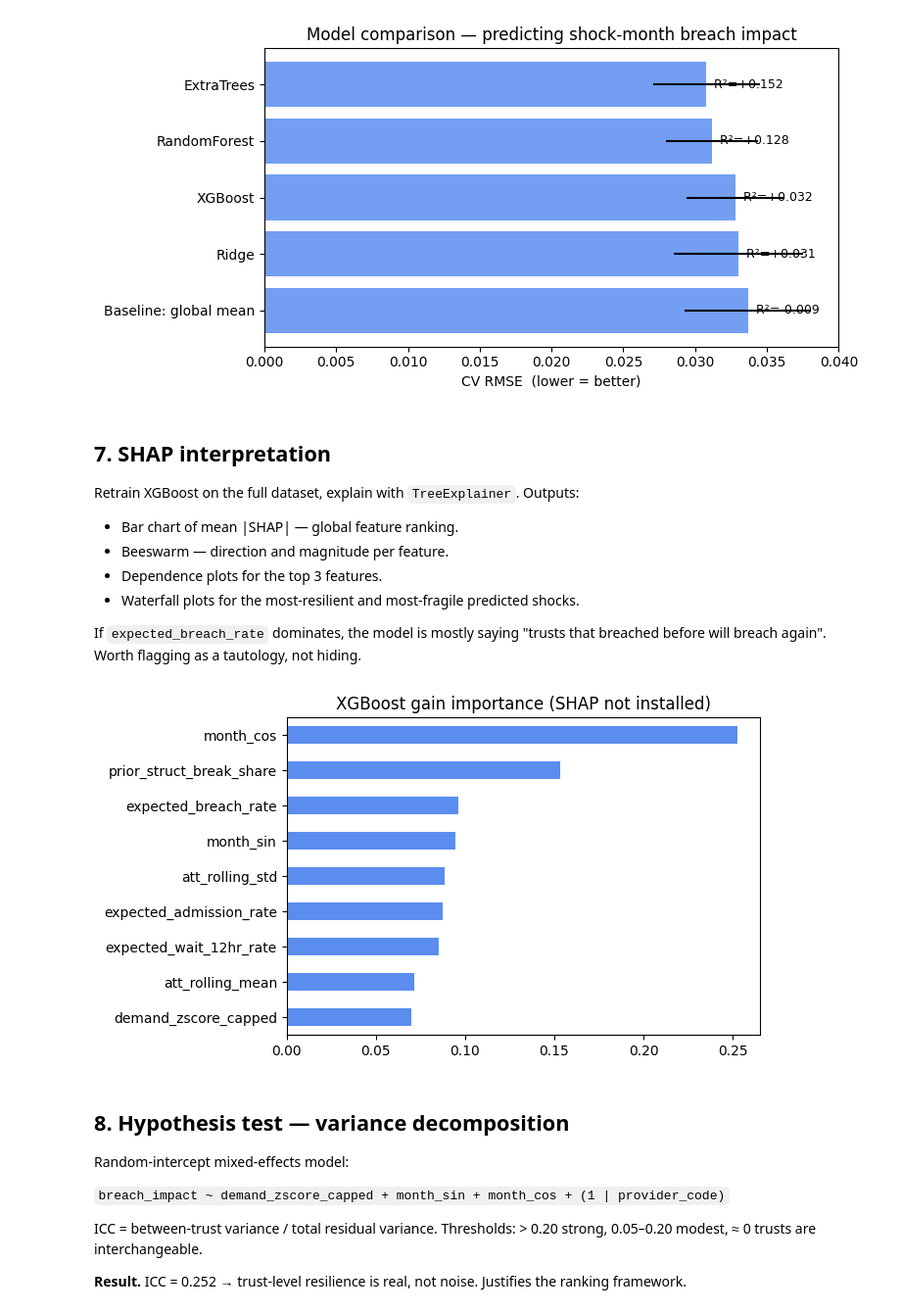
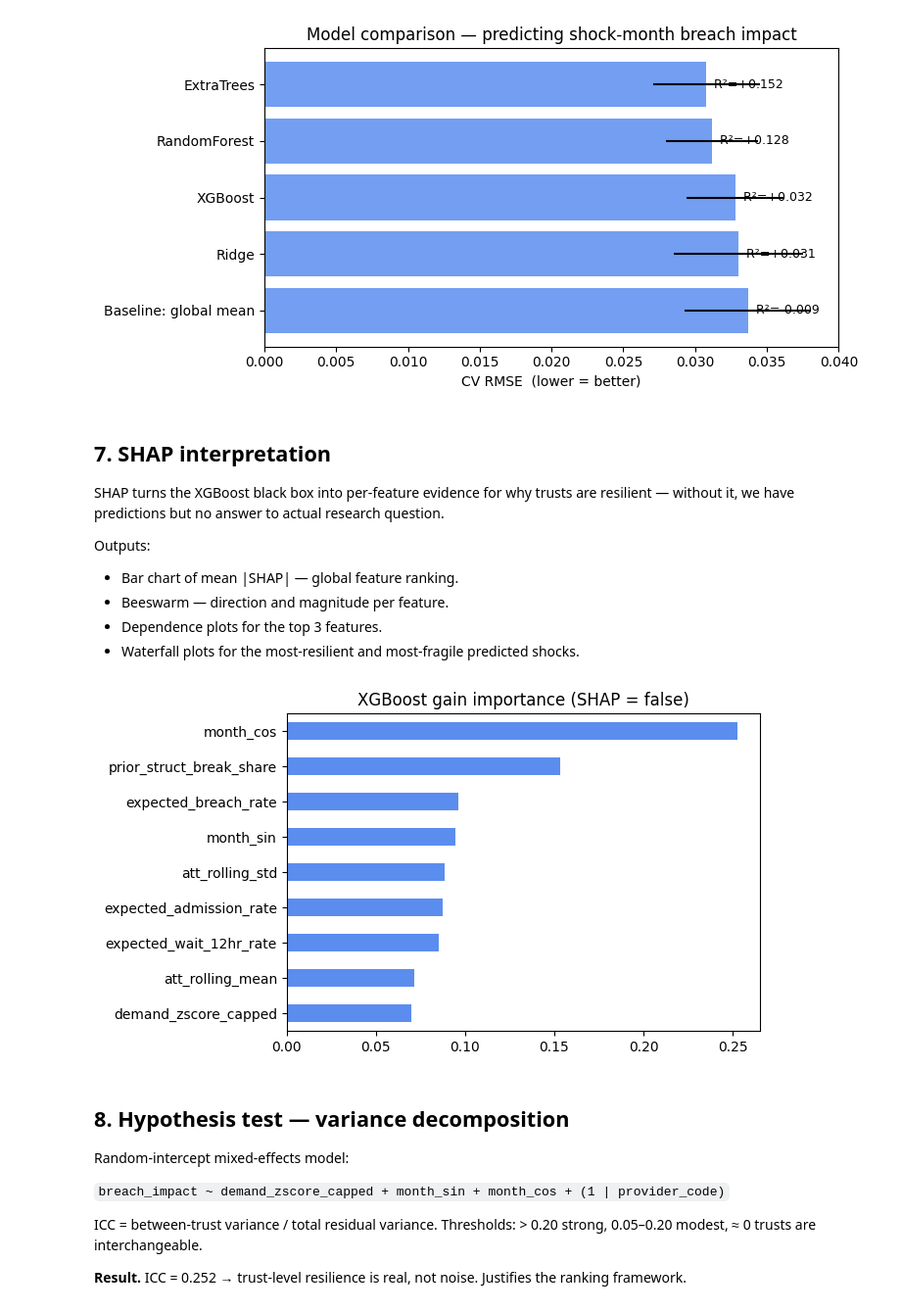
Before and after one commit to Maglehoj/42578-Project, a Jupyter notebook: modelling.ipynb, the cells around one changed output. Shown at 98% size. Cells and saved outputs as stored; diff of their text form; code cells hidden in the pictures.

Commit message:
Update modelling notebook: enhance documentation, normalize column names, and implement pre-shock feature engineering for trust resilience analysis.

```diff
--- a/modelling.ipynb
+++ b/modelling.ipynb
@@ -331,33 +327,34 @@ plt.show()
 # %% [markdown]
 ## 7. SHAP interpretation
 
-Retrain XGBoost on the full dataset, explain with `TreeExplainer`. Outputs:
+SHAP turns the XGBoost black box into per-feature evidence for why trusts are resilient — without it, we have predictions but no answer to  actual research question.
+
+
+Outputs:
 
 - Bar chart of mean |SHAP| — global feature ranking.
 - Beeswarm — direction and magnitude per feature.
 - Dependence plots for the top 3 features.
 - Waterfall plots for the most-resilient and most-fragile predicted shocks.
-
-If `expected_breach_rate` dominates, the model is mostly saying "trusts that breached before will breach again". Worth flagging as a tautology, not hiding.
 # %%
 xgb_full = make_xgb()
 xgb_full.fit(X, y)
 
 if HAS_SHAP:
     explainer = shap.TreeExplainer(xgb_full)
     shap_values = explainer.shap_values(X)
     shap.summary_plot(shap_values, features=X, feature_names=FEATURES,
                       plot_type="bar", show=True)
     shap.summary_plot(shap_values, features=X, feature_names=FEATURES, show=True)
 else:
     # Fallback: gain-based importance
     imp = pd.Series(xgb_full.feature_importances_, index=FEATURES).sort_values()
     imp.plot.barh(figsize=(7, 4), color="#5b8def")
-    plt.title("XGBoost gain importance (SHAP not installed)")
+    plt.title("XGBoost gain importance (SHAP = false)")
     plt.tight_layout()
     plt.show()
 # %% [output]
-[figure, old version]
+[figure, new version]
 # %%
 if HAS_SHAP:
     # Top-3 features by mean |SHAP|, dependence plots
```
Also changed, not shown: parts of 3 cells of this notebook.
